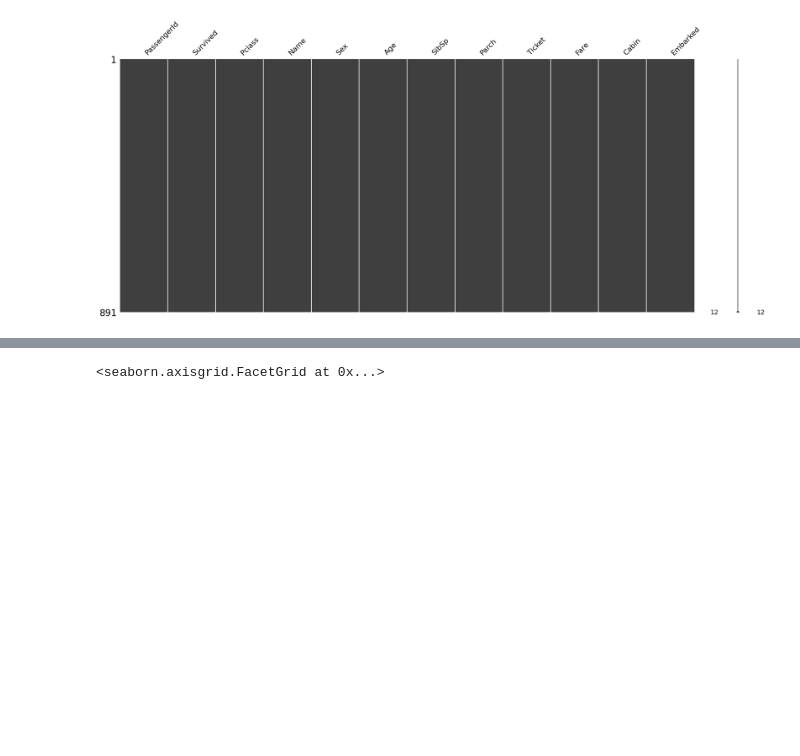
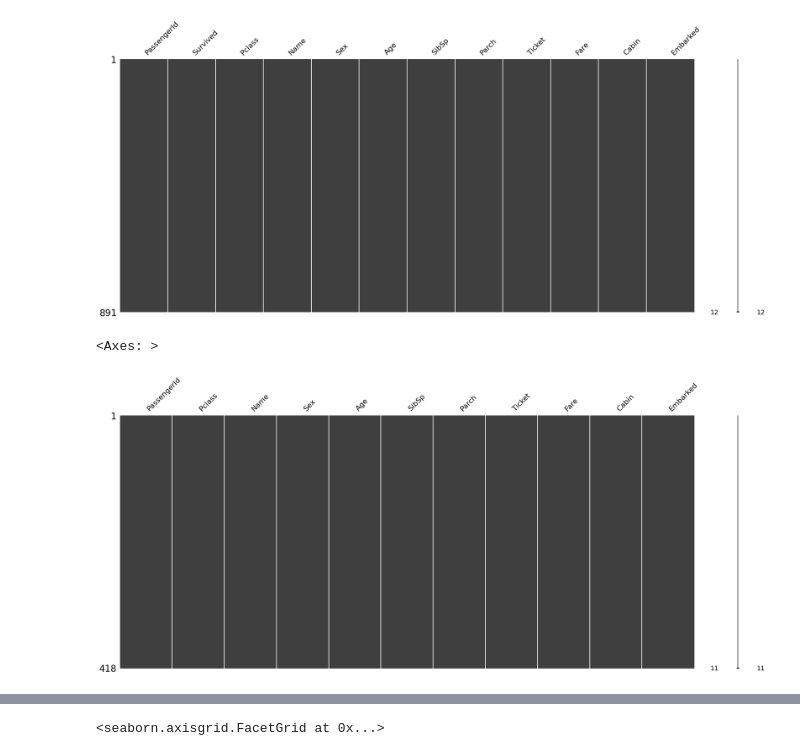
Before and after one commit to Denniels/titanic, a Jupyter notebook: titanic.ipynb, the cells around one changed output, grey strips where cells are left out. Saved outputs shown, nothing was run; the diff lists cells and outputs as text; code cells hidden in the pictures; blank space fills up the shorter version.

```diff
--- a/titanic.ipynb
+++ b/titanic.ipynb
@@ -82,6 +121,11 @@ msngo.matrix(train_data)
 # %% [output]
 <Axes: >
 [figure]
+# %%
+msngo.matrix(test_data)
+# %% [output]
+<Axes: >
+[figure, added]
 # %%
 # Visualizacion de dataset, se deben preparar dataset para modelamiento
 train_data.sample(5, random_state = 158)
```
Also changed, not shown: parts of 16 cells of this notebook.
